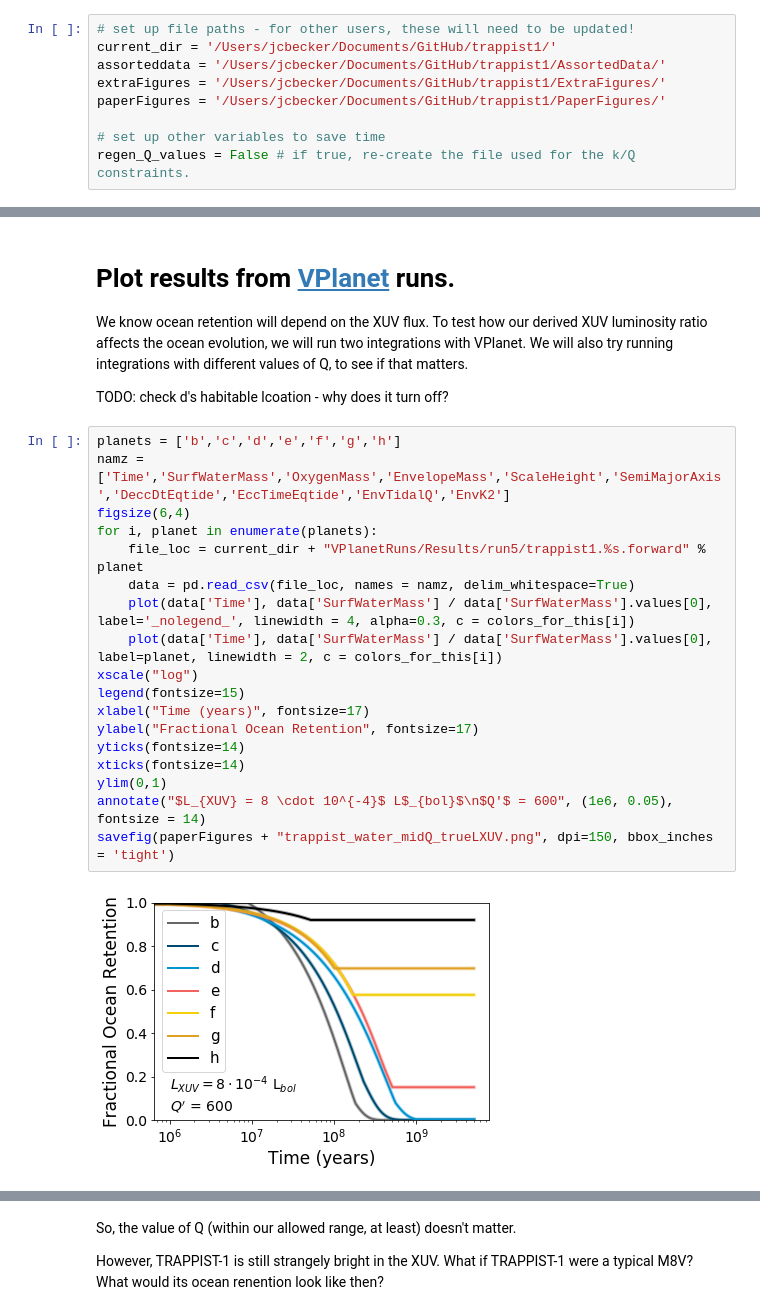
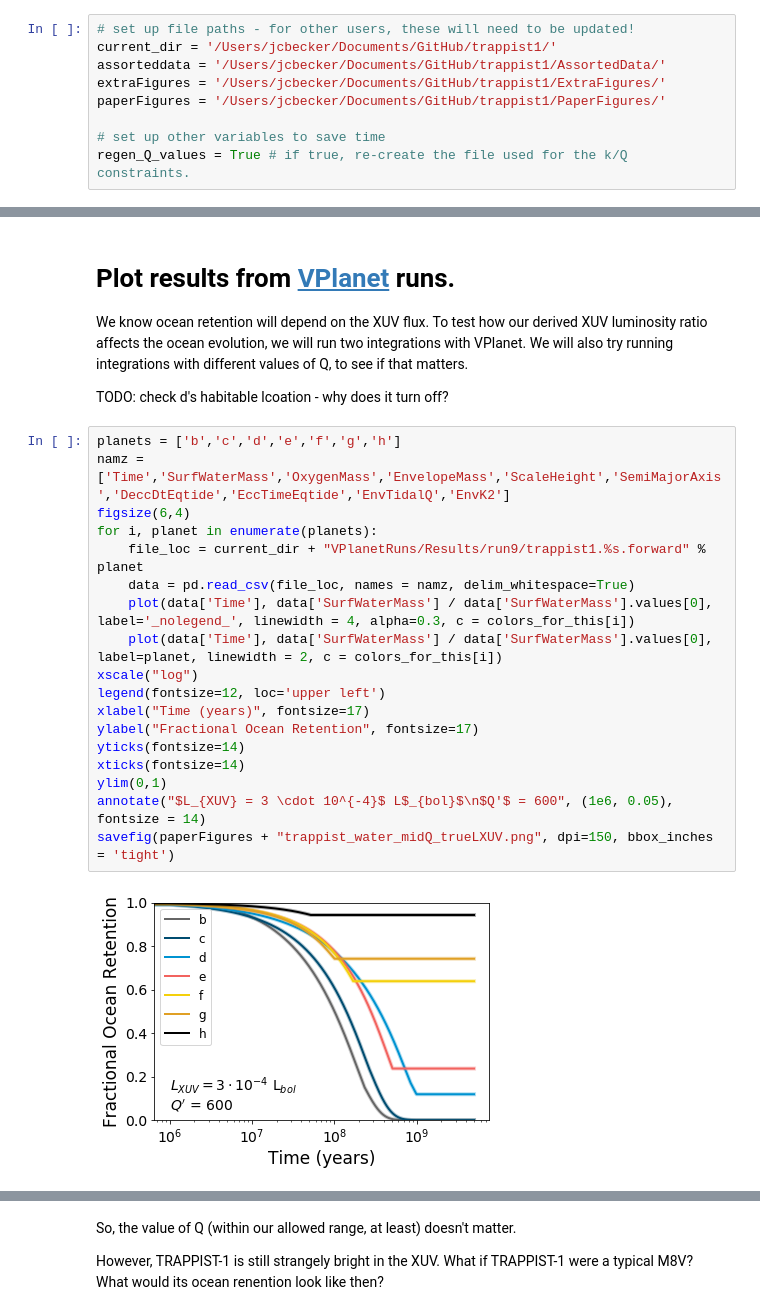
Before and after one commit to jxcbecker/trappist1, a Jupyter notebook: MakeFigures.ipynb, the cells around one changed output, grey strips where cells are left out. Cells and saved outputs as stored; diff of their text form.

Commit message:
new run
added new Vplanet run, partially updated plots and text of notebook

```diff
--- a/MakeFigures.ipynb
+++ b/MakeFigures.ipynb
@@ -16,7 +18,7 @@ extraFigures = '/Users/jcbecker/Documents/GitHub/trappist1/ExtraFigures/'
 paperFigures = '/Users/jcbecker/Documents/GitHub/trappist1/PaperFigures/'
 
 # set up other variables to save time
-regen_Q_values = False # if true, re-create the file used for the k/Q constraints.
+regen_Q_values = True # if true, re-create the file used for the k/Q constraints.
 # %% [markdown]
 # Import data
 
@@ -659,20 +665,20 @@ TODO: check d's habitable lcoation - why does it turn off?
 # %%
 planets = ['b','c','d','e','f','g','h']
 namz = ['Time','SurfWaterMass','OxygenMass','EnvelopeMass','ScaleHeight','SemiMajorAxis','DeccDtEqtide','EccTimeEqtide','EnvTidalQ','EnvK2']
 figsize(6,4)
 for i, planet in enumerate(planets):
-    file_loc = current_dir + "VPlanetRuns/Results/run5/trappist1.%s.forward" % planet
+    file_loc = current_dir + "VPlanetRuns/Results/run9/trappist1.%s.forward" % planet
     data = pd.read_csv(file_loc, names = namz, delim_whitespace=True)
     plot(data['Time'], data['SurfWaterMass'] / data['SurfWaterMass'].values[0], label='_nolegend_', linewidth = 4, alpha=0.3, c = colors_for_this[i])
     plot(data['Time'], data['SurfWaterMass'] / data['SurfWaterMass'].values[0], label=planet, linewidth = 2, c = colors_for_this[i])
 xscale("log")
-legend(fontsize=15)
+legend(fontsize=12, loc='upper left')
 xlabel("Time (years)", fontsize=17)
 ylabel("Fractional Ocean Retention", fontsize=17)
 yticks(fontsize=14)
 xticks(fontsize=14)
 ylim(0,1)
-annotate("$L_{XUV} = 8 \cdot 10^{-4}$ L$_{bol}$\n$Q'$ = 600", (1e6, 0.05), fontsize = 14)
+annotate("$L_{XUV} = 3 \cdot 10^{-4}$ L$_{bol}$\n$Q'$ = 600", (1e6, 0.05), fontsize = 14)
 savefig(paperFigures + "trappist_water_midQ_trueLXUV.png", dpi=150, bbox_inches = 'tight')
 # %% [output]
-[figure, old version]
+[figure, new version]
```
Also changed, not shown: parts of 12 cells of this notebook, 41 other files.
